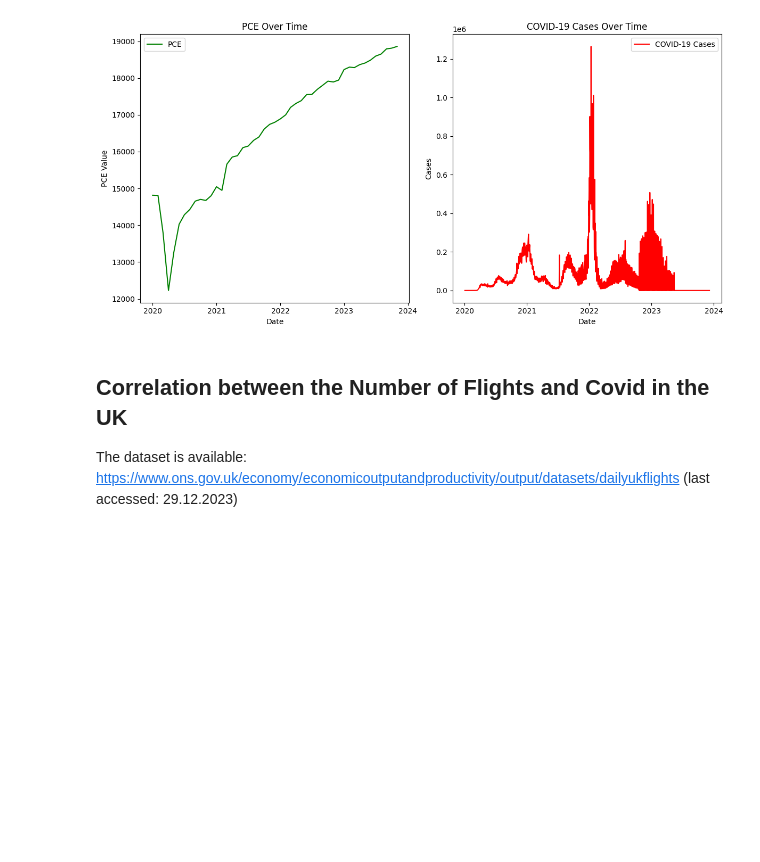
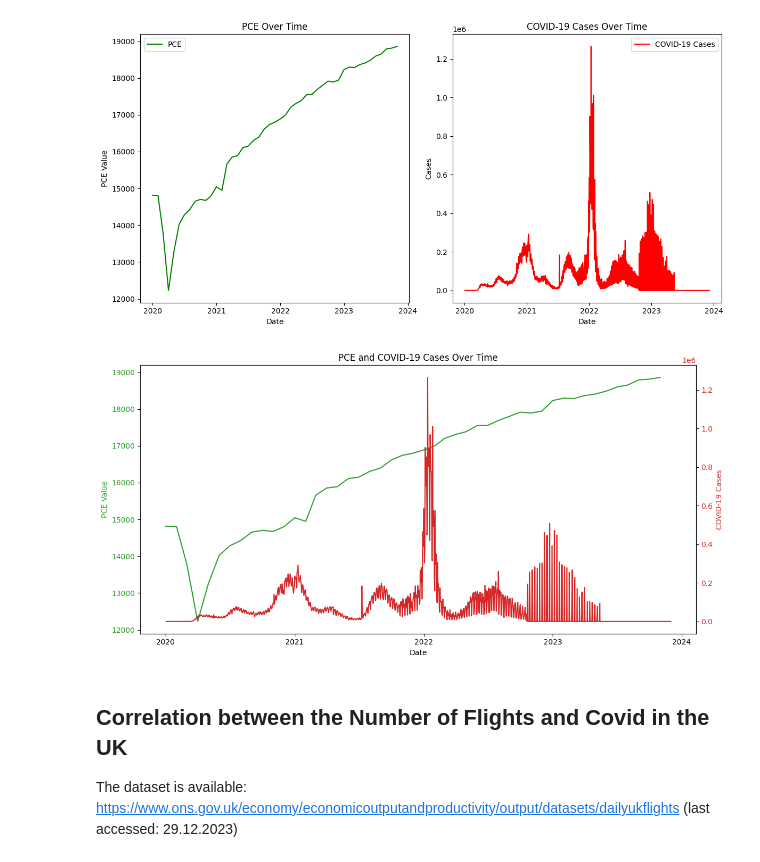
Before and after one commit to TGaub/TP3_1_Data_analysis_Influence_of_COVID, a Jupyter notebook: TP3_1_Data_analysis_Influence_of_COVID.ipynb, the cells around one changed output. Cells and saved outputs as stored; diff of their text form; code cells hidden in the pictures; blank space fills up the shorter version.

Commit message:
feat(DtAnalysis) - Normalization and Plotting of the UK/Flighs and PCE/Covid-19

```diff
--- a/TP3_1_Data_analysis_Influence_of_COVID.ipynb
+++ b/TP3_1_Data_analysis_Influence_of_COVID.ipynb
@@ -363,6 +362,56 @@ plt.tight_layout()
 plt.show()
 # %% [output]
 [figure]
+# %%
+# Start and end dates
+startPeriod = '2020-01-01'
+endPeriod = '2023-12-01'
+
+# Load PCE data
+PCE_data_df = pd.read_csv('Data/PCE.csv')
+PCE_data_df['DATE'] = pd.to_datetime(PCE_data_df['DATE'])
+PCE_data_df = PCE_data_df[(PCE_data_df['DATE'] >= pd.to_datetime(startPeriod)) & (PCE_data_df['DATE'] <= pd.to_datetime(endPeriod))]
+
+# Prepare COVID data for the United States only
+usa_covid_data = covid_data_df[covid_data_df['location'] == 'United States']
+usa_covid_data = usa_covid_data.groupby('date')['new_cases'].sum()  # Sum new cases for each date
+usa_covid_data = usa_covid_data[(usa_covid_data.index >= pd.to_datetime(startPeriod)) & (usa_covid_data.index <= pd.to_datetime(endPeriod))]
+
+# Normalize the data
+scaler = MinMaxScaler()
+PCE_data_df['PCE_normalized'] = scaler.fit_transform(PCE_data_df[['PCE']])
+usa_covid_data_values = scaler.fit_transform(usa_covid_data.values.reshape(-1,1))
+
+# Convert normalized numpy array back to pandas Series
+usa_covid_data_normalized = pd.Series(usa_covid_data_values.flatten(), index=usa_covid_data.index)
+
+# Create a single plot
+fig, ax1 = plt.subplots(figsize=(12, 6))
+
+# Plot PCE data
+color = 'tab:green'
+ax1.set_ylabel('PCE Value', color=color)
+ax1.plot(PCE_data_df['DATE'], PCE_data_df['PCE'], label='PCE', color=color)
+ax1.tick_params(axis='y', labelcolor=color)
+
+# Create a second y-axis that shares the same x-axis
+ax2 = ax1.twinx()
+
+# Plot COVID-19 data
+color = 'tab:red'
+ax2.set_ylabel('COVID-19 Cases', color=color)
+ax2.plot(usa_covid_data.index, usa_covid_data, label='COVID-19 Cases', color=color)
+ax2.tick_params(axis='y', labelcolor=color)
+
+ax1.xaxis.set_major_locator(mdates.YearLocator())
+ax1.xaxis.set_major_formatter(mdates.DateFormatter('%Y'))
+ax1.set_title('PCE and COVID-19 Cases Over Time')
+ax1.set_xlabel('Date')
+
+fig.tight_layout()
+plt.show()
+# %% [output]
+[figure, added]
 # %% [markdown]
 ## Correlation between the Number of Flights and Covid in the UK
 The dataset is available: https://www.ons.gov.uk/economy/economicoutputandproductivity/output/datasets/dailyukflights (last accessed: 29.12.2023)
```
Also changed, not shown: parts of 19 cells of this notebook.
